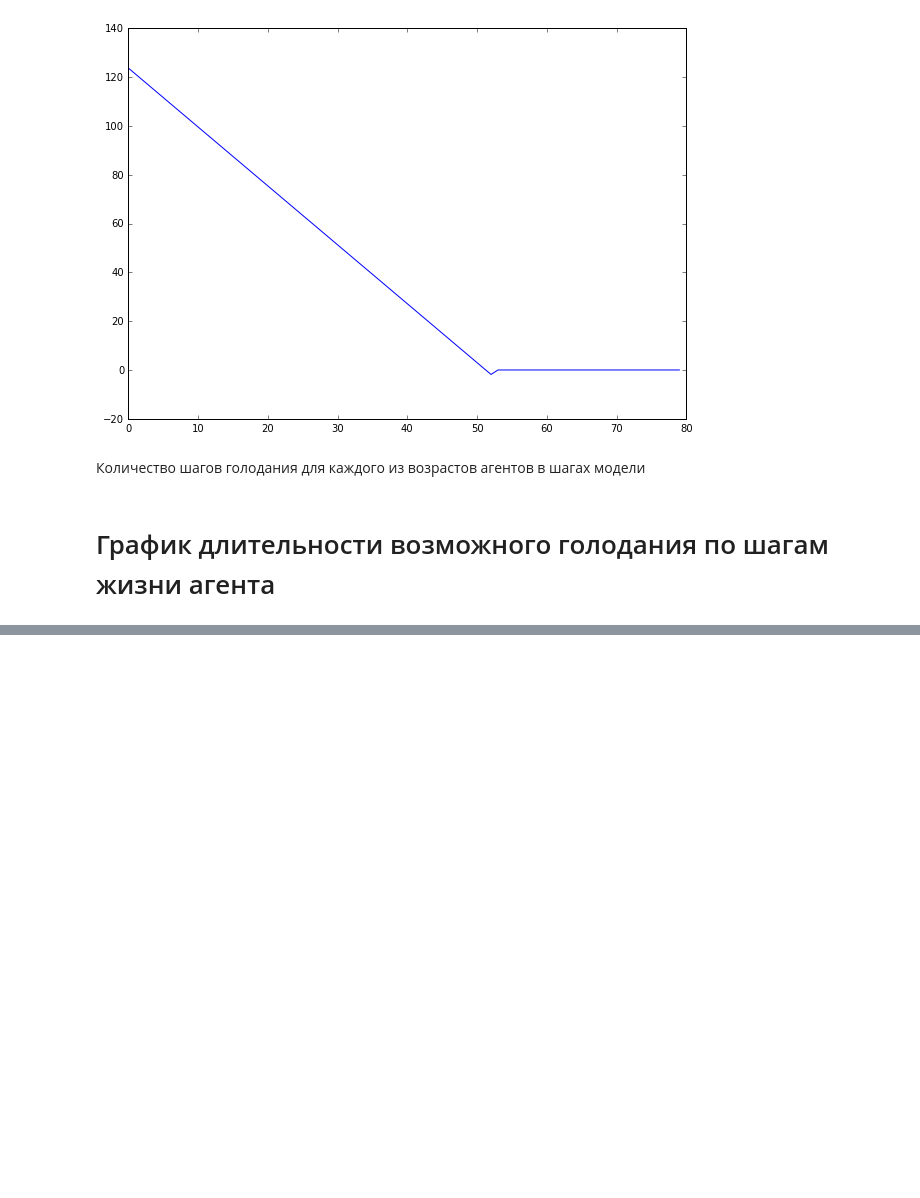
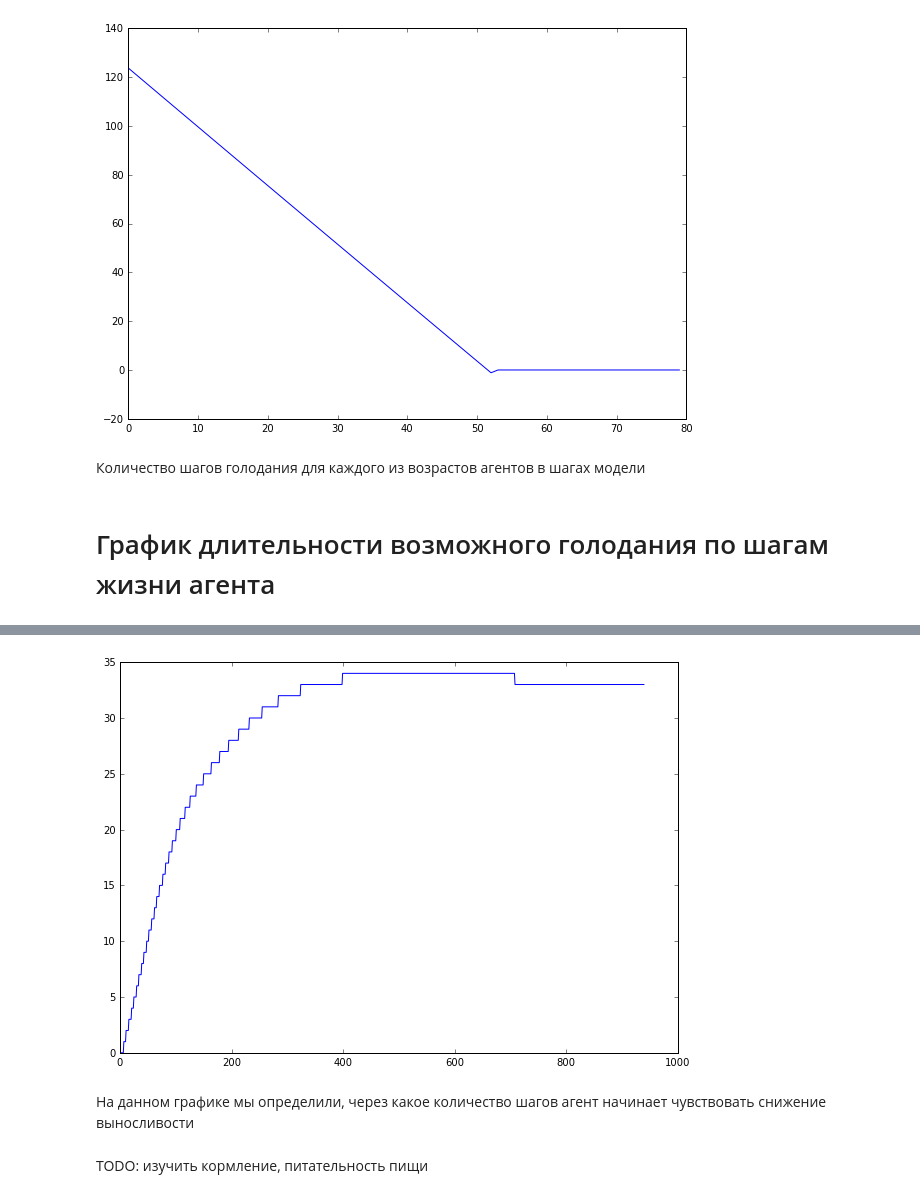
Before and after one commit to Zhuikov/predator-prey, a Jupyter notebook: notebooks/DynamicLifeModel.ipynb, the cells around one changed output, grey strips where cells are left out. Saved outputs shown, nothing was run; the diff lists cells and outputs as text; code cells hidden in the pictures; blank space fills up the shorter version.

```diff
--- a/notebooks/DynamicLifeModel.ipynb
+++ b/notebooks/DynamicLifeModel.ipynb
@@ -122,0 +146,27 @@ plt.show()
+# %%
+x = np.zeros(1000)
+
+for step in range(1, 1000):
+    Energy = np.zeros(1000)
+    Energy[step - 1] = E_max[step - 1]
+    for i in range(step, 1000):
+        Energy[i] = Energy[i-1] - epsilon_f(getAge(i))
+        T[i] = theta_f(Energy[i], E_max[i])
+        if T[i] <= 0.8:
+            x[step] = i - step
+            break
+# %%
+import numpy as np
+from matplotlib import pyplot as plt
+%matplotlib inline
+
+t = np.arange(0, 940)
+plt.figure(figsize=(10, 7))
+plt.plot(t, x[:940], 'b')
+plt.show()
+# %% [output]
+[figure, added]
+# %% [markdown]
+На данном графике мы определили, через какое количество шагов агент начинает чувствовать снижение выносливости
+# %% [markdown]
+TODO: изучить кормление, питательность пищи
```
Also changed, not shown: parts of 6 cells of this notebook, 1 other file.
